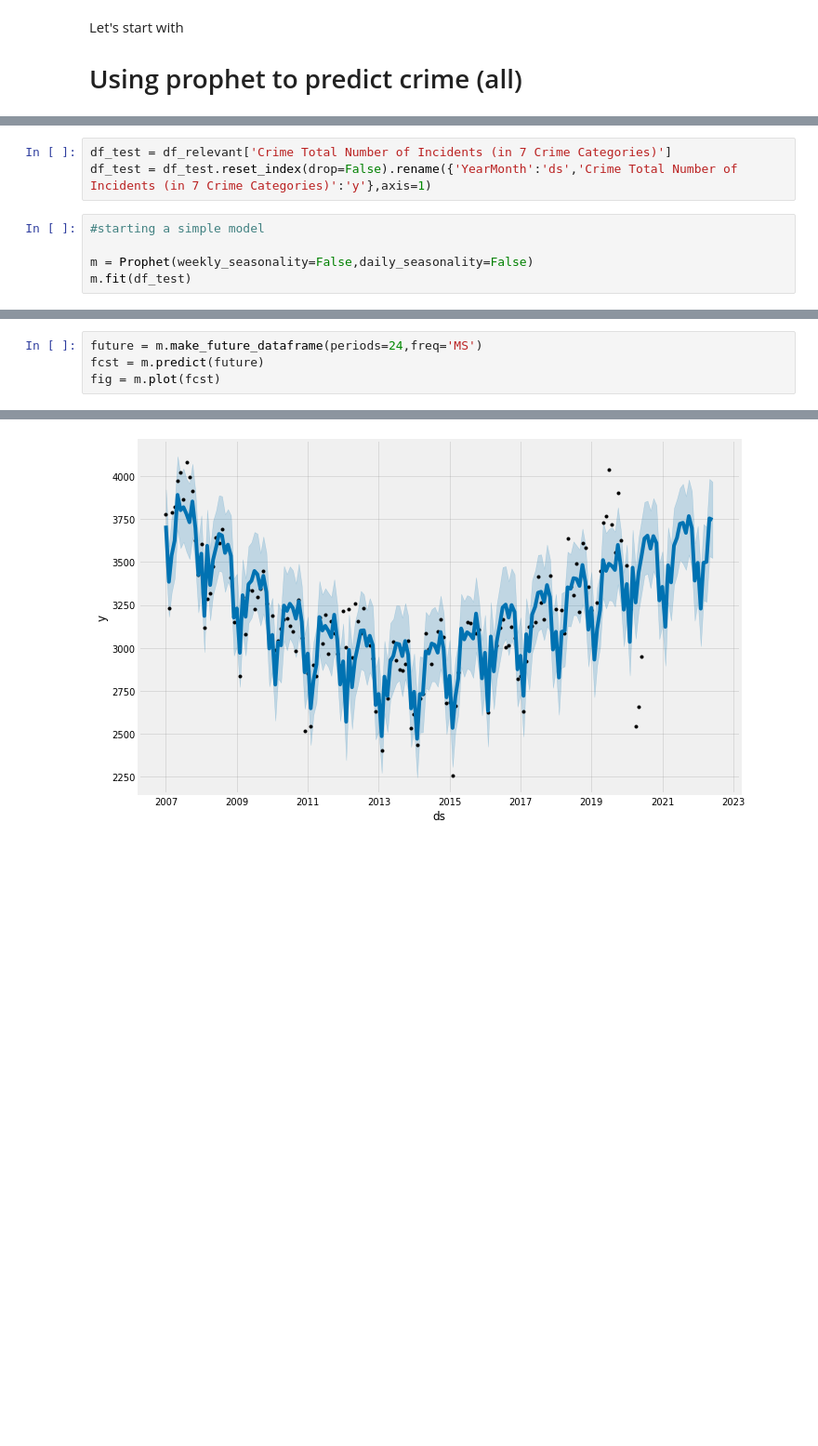
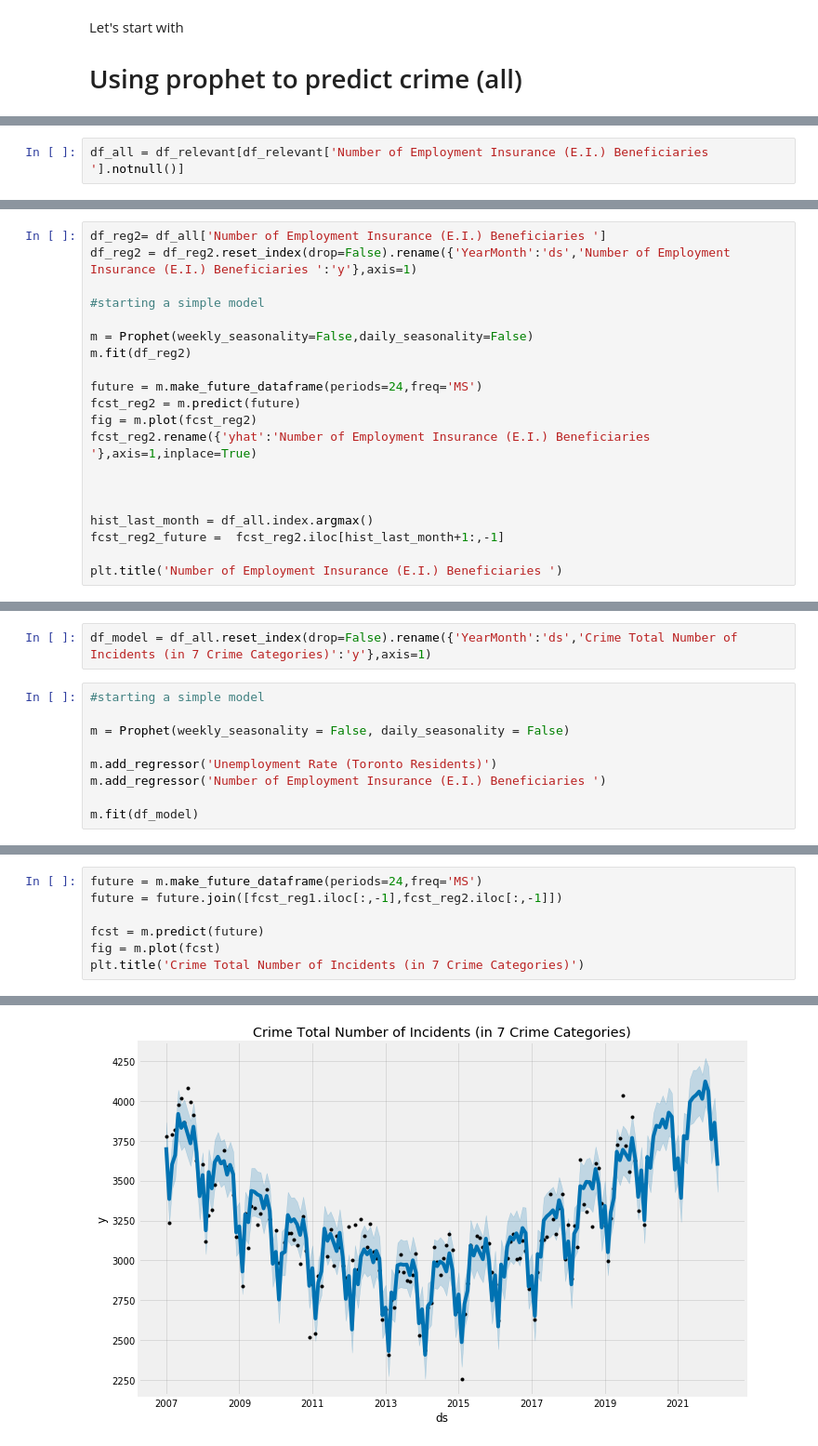
Before and after one commit to ah-sadek/TO-behaviour, a Jupyter notebook: TO exploratory.ipynb, the cells around one changed output, grey strips where cells are left out. Shown at 93% size. Drawn from its saved outputs; the diff is of its cells as text; blank space fills up the shorter version.

```diff
--- a/TO exploratory.ipynb
+++ b/TO exploratory.ipynb
@@ -118,0 +142,2 @@ Let's start with
+# %%
+df_all = df_relevant[df_relevant['Number of Employment Insurance (E.I.) Beneficiaries '].notnull()]
@@ -118,0 +174,20 @@ Let's start with
+# %%
+df_reg2= df_all['Number of Employment Insurance (E.I.) Beneficiaries ']
+df_reg2 = df_reg2.reset_index(drop=False).rename({'YearMonth':'ds','Number of Employment Insurance (E.I.) Beneficiaries ':'y'},axis=1)
+
+#starting a simple model
+
+m = Prophet(weekly_seasonality=False,daily_seasonality=False)
+m.fit(df_reg2)
+
+future = m.make_future_dataframe(periods=24,freq='MS')
+fcst_reg2 = m.predict(future)
+fig = m.plot(fcst_reg2)
+fcst_reg2.rename({'yhat':'Number of Employment Insurance (E.I.) Beneficiaries '},axis=1,inplace=True)
+
+
+
+hist_last_month = df_all.index.argmax()
+fcst_reg2_future =  fcst_reg2.iloc[hist_last_month+1:,-1]
+
+plt.title('Number of Employment Insurance (E.I.) Beneficiaries ')
@@ -119,9 +201,12 @@ Let's start with
 # %%
-df_test = df_relevant['Crime Total Number of Incidents (in 7 Crime Categories)']
-df_test = df_test.reset_index(drop=False).rename({'YearMonth':'ds','Crime Total Number of Incidents (in 7 Crime Categories)':'y'},axis=1)
+df_model = df_all.reset_index(drop=False).rename({'YearMonth':'ds','Crime Total Number of Incidents (in 7 Crime Categories)':'y'},axis=1)
 # %%
 #starting a simple model
 
-m = Prophet(weekly_seasonality=False,daily_seasonality=False)
-m.fit(df_test)
+m = Prophet(weekly_seasonality = False, daily_seasonality = False)
+
+m.add_regressor('Unemployment Rate (Toronto Residents)')
+m.add_regressor('Number of Employment Insurance (E.I.) Beneficiaries ')
+
+m.fit(df_model)
 # %% [output]
@@ -130,6 +217,9 @@ The pandas.datetime class is deprecated and will be removed from pandas in a fut
 # %%
 future = m.make_future_dataframe(periods=24,freq='MS')
+future = future.join([fcst_reg1.iloc[:,-1],fcst_reg2.iloc[:,-1]])
+
 fcst = m.predict(future)
 fig = m.plot(fcst)
+plt.title('Crime Total Number of Incidents (in 7 Crime Categories)')
 # %% [output]
 The pandas.datetime class is deprecated and will be removed from pandas in a future version. Import from datetime instead.
@@ -136 +227 @@ The pandas.datetime class is deprecated and will be removed from pandas in a fut
-[figure, old version]
+[figure, new version]
```
Also changed, not shown: parts of 17 cells of this notebook.
